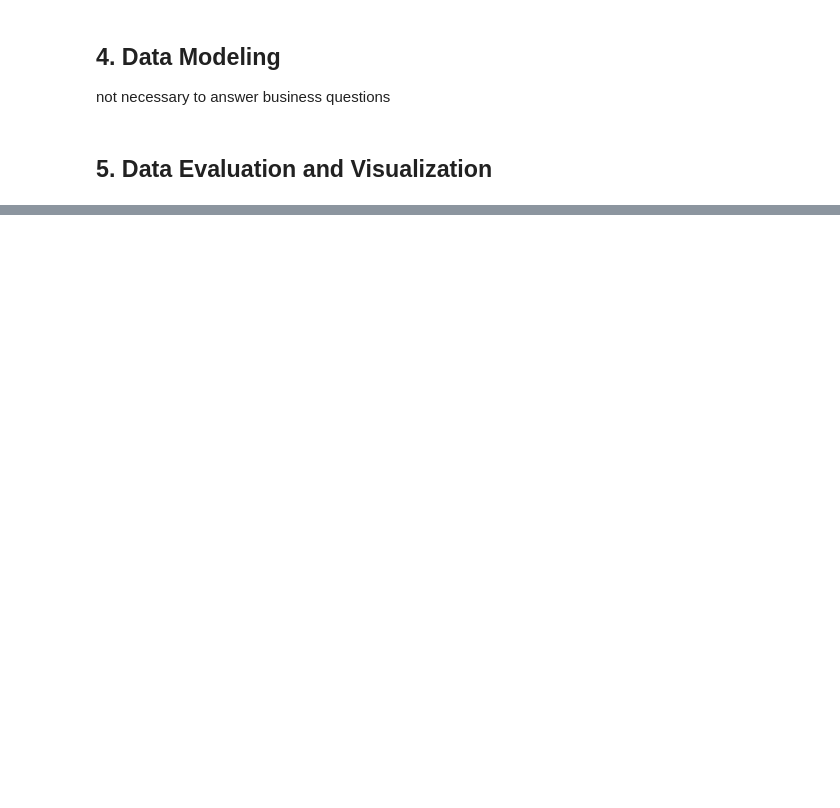
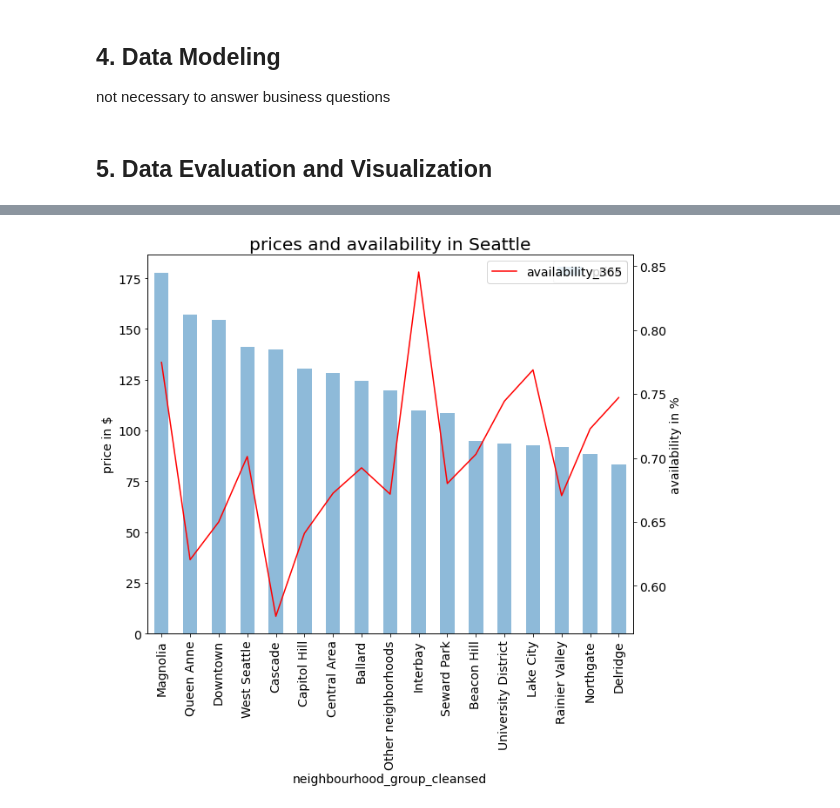
Before and after one commit to dagrubi/DataScience_AirBnBSeattle, a Jupyter notebook: analyse_data.ipynb, the cells around one changed output, grey strips where cells are left out. Saved outputs shown, nothing was run; the diff lists cells and outputs as text; code cells hidden in the pictures; blank space fills up the shorter version.

```diff
--- a/analyse_data.ipynb
+++ b/analyse_data.ipynb
@@ -240,3 +245,9 @@ rows with null:  0  --- rows with NaN: 0
 3817             Queen Anne
 Name: neighbourhood_group_cleansed, Length: 3818, dtype: category
 Categories (17, object): ['Ballard', 'Beacon Hill', 'Capitol Hill', 'Cascade', ..., 'Rainier Valley', 'Seward Park', 'University District', 'West Seattle']
+# %%
+# column price
+# replace $ and convert to float
+df_list['price'] = df_list['price'].str.replace('$', '')
+df_list['price'] = df_list['price'].str.replace(',', '')
+df_list['price'] = df_list['price'].astype(float)
@@ -321,0 +340,4 @@ a) Most booked neighborhood in Seattle
+# %%
+resAA = df_list.groupby(['neighbourhood_group_cleansed'])[['price', 'availability_365']].mean().sort_values(by='price', ascending=False)
+resAA['availability_365'] = resAA['availability_365'].div(365)
+resAA
@@ -321,0 +364,12 @@ a) Most booked neighborhood in Seattle
+# %%
+plt.rcParams.update({'font.size': 14})
+fig, ax1 = plt.subplots(figsize=(10,8))
+ax2 = ax1.twinx()
+resAA[['price']].plot(kind='bar', alpha = 0.5, ax = ax1)
+resAA[['availability_365']].plot(kind='line', ax=ax2, color = 'r')
+ax1.set_ylabel('price in $')
+ax2.set_ylabel('availability in %')
+plt.title("prices and availability in Seattle", fontsize='x-large')
+plt.show()
+# %% [output]
+[figure, added]
```
Also changed, not shown: parts of 17 cells of this notebook.
